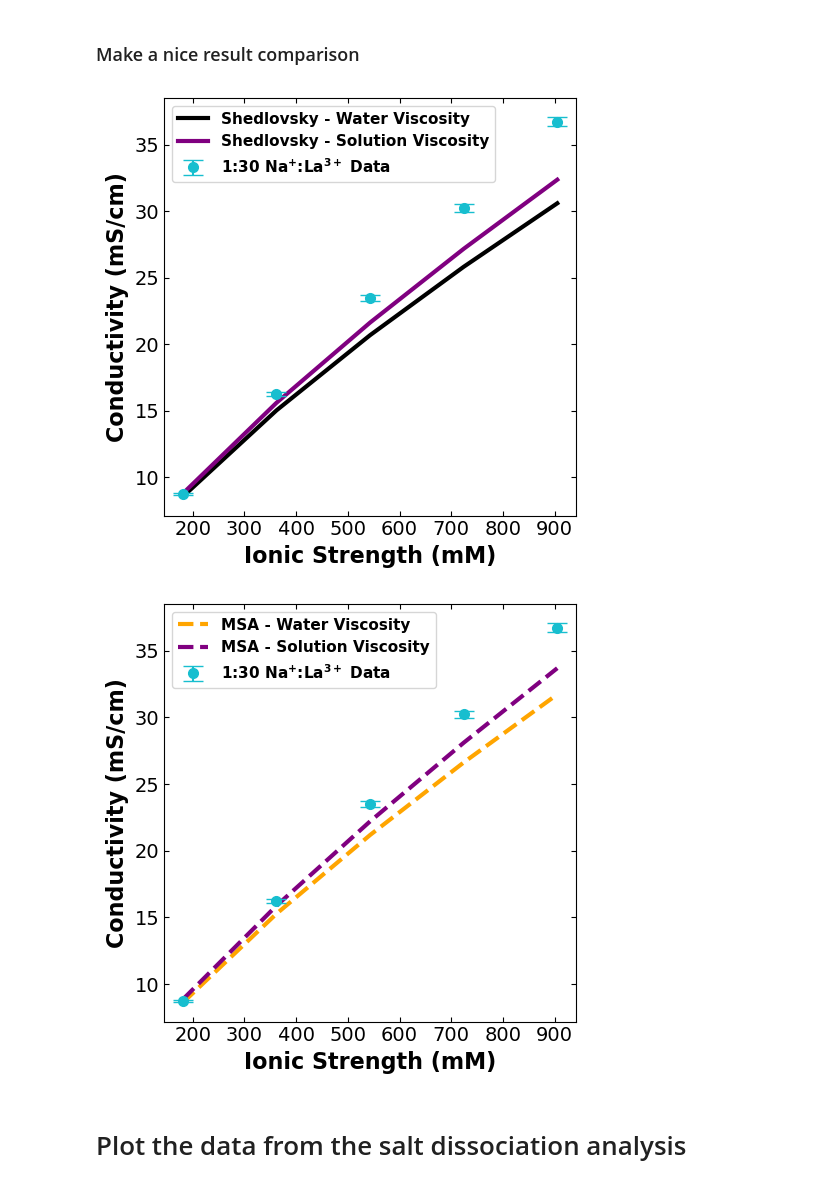
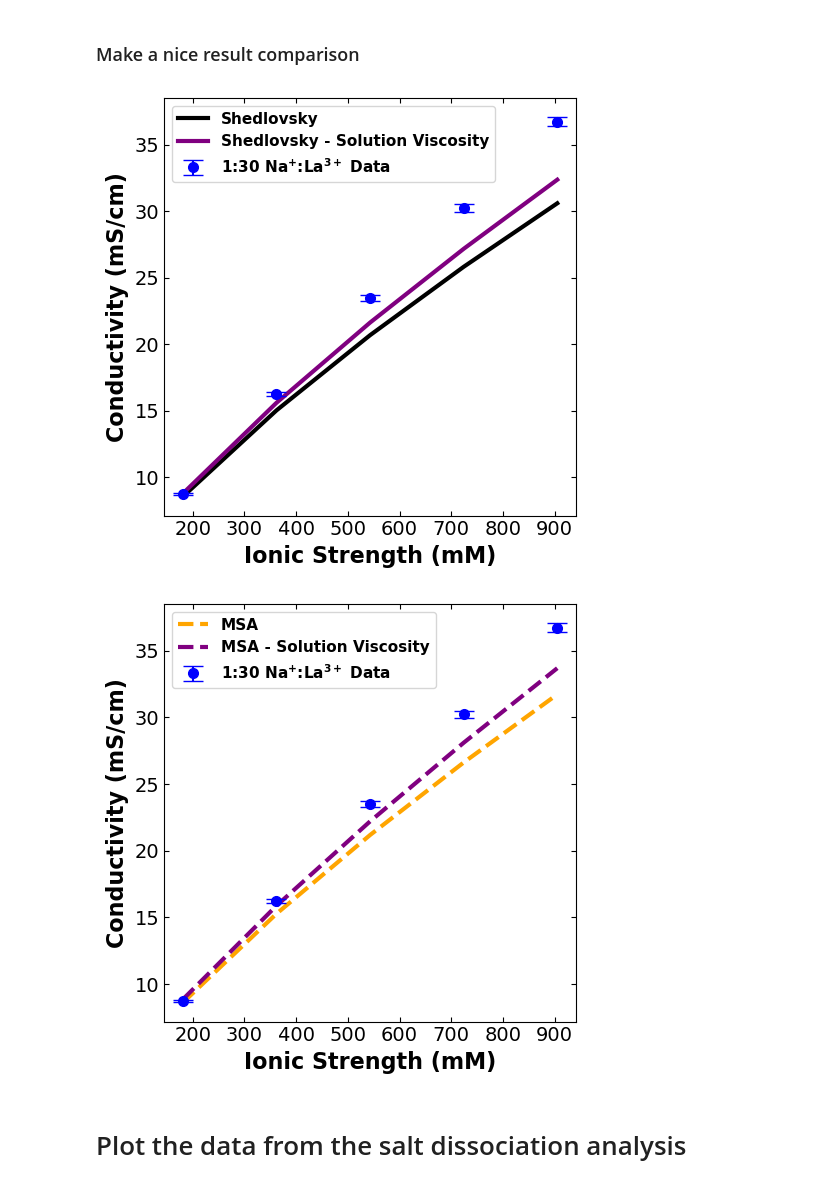
Before and after one commit to dowlinglab/salts-conductivity-modelling, a Jupyter notebook: extreme_binary_conductivity.ipynb, the cells around one changed output. Cells and saved outputs as stored; diff of their text form; code cells hidden in the pictures.

Commit message:
Updated figures for extreme binary system

```diff
--- a/extreme_binary_conductivity.ipynb
+++ b/extreme_binary_conductivity.ipynb
@@ -738,35 +1057,35 @@ The mean squared error for the MSA model is: 3.1211038314553905
 # %%
 # plot comparing the model predictions and the data
 fig = plt.figure(figsize=(5, 5))
 plt.plot(ionic_str_Na_La, shed_cond_Na_La, "-", color="black", linewidth=3,
-         markersize=10, label="Shedlovsky - Water Viscosity")
+         markersize=10, label="Shedlovsky")
 plt.plot(ionic_str_Na_La, shed_cond_Na_La_2, "-", color="purple", linewidth=3,
          markersize=10, label="Shedlovsky - Solution Viscosity")
 plt.errorbar(
-    ionic_str_Na_La, Na_La_cond_extreme, yerr=error_Na_La_extreme, fmt='o', ecolor='tab:cyan',
-    capsize=7, markersize=7, markerfacecolor='tab:cyan', markeredgecolor='tab:cyan',
+    ionic_str_Na_La, Na_La_cond_extreme, yerr=error_Na_La_extreme, fmt='o', ecolor='blue',
+    capsize=7, markersize=7, markerfacecolor='blue', markeredgecolor='blue',
     label='1:30 Na$\mathbf{^{+}}$:La$\mathbf{^{3+}}$ Data')
 plt.xlabel("Ionic Strength (mM)", fontsize=16,fontweight='bold')
 plt.ylabel("Conductivity (mS/cm)", fontsize=16,fontweight='bold')
 plt.xticks(fontsize=14)
 plt.yticks(fontsize=14)
 plt.tick_params(direction="in",top=True, right=True)
 plt.legend(prop={"weight": "bold", "size": 11})
 plt.tight_layout()
 plt.savefig(r".\Binary_salts\shed_na_la_extreme_comb.png")
 plt.show()
 # %% [output]
-[figure, old version]
+[figure, new version]
 # %%
 # plot comparing the model predictions and the data
 fig = plt.figure(figsize=(5, 5))
 plt.plot(ionic_str_Na_La, msa_cond_Na_La, "--", linewidth=3, markersize=10,
-         color="orange", label="MSA - Water Viscosity")
+         color="orange", label="MSA")
 plt.plot(ionic_str_Na_La, msa_cond_Na_La_2, "--", linewidth=3, markersize=10,
          color="purple", label="MSA - Solution Viscosity")
 plt.errorbar(
-    ionic_str_Na_La, Na_La_cond_extreme, yerr=error_Na_La_extreme, fmt='o', ecolor='tab:cyan',
-    capsize=7, markersize=7, markerfacecolor='tab:cyan', markeredgecolor='tab:cyan',
+    ionic_str_Na_La, Na_La_cond_extreme, yerr=error_Na_La_extreme, fmt='o', ecolor='blue',
+    capsize=7, markersize=7, markerfacecolor='blue', markeredgecolor='blue',
     label='1:30 Na$\mathbf{^{+}}$:La$\mathbf{^{3+}}$ Data')
 plt.xlabel("Ionic Strength (mM)", fontsize=16,fontweight='bold')
 plt.ylabel("Conductivity (mS/cm)", fontsize=16,fontweight='bold')
@@ -778,7 +1097,7 @@ plt.tight_layout()
 plt.savefig(r".\Binary_salts\msa_na_la_extreme_comb.png")
 plt.show()
 # %% [output]
-[figure, old version]
+[figure, new version]
 # %% [markdown]
 # Plot the data from the salt dissociation analysis
 # %%
```
Also changed, not shown: parts of 28 cells of this notebook, 16 other files.
